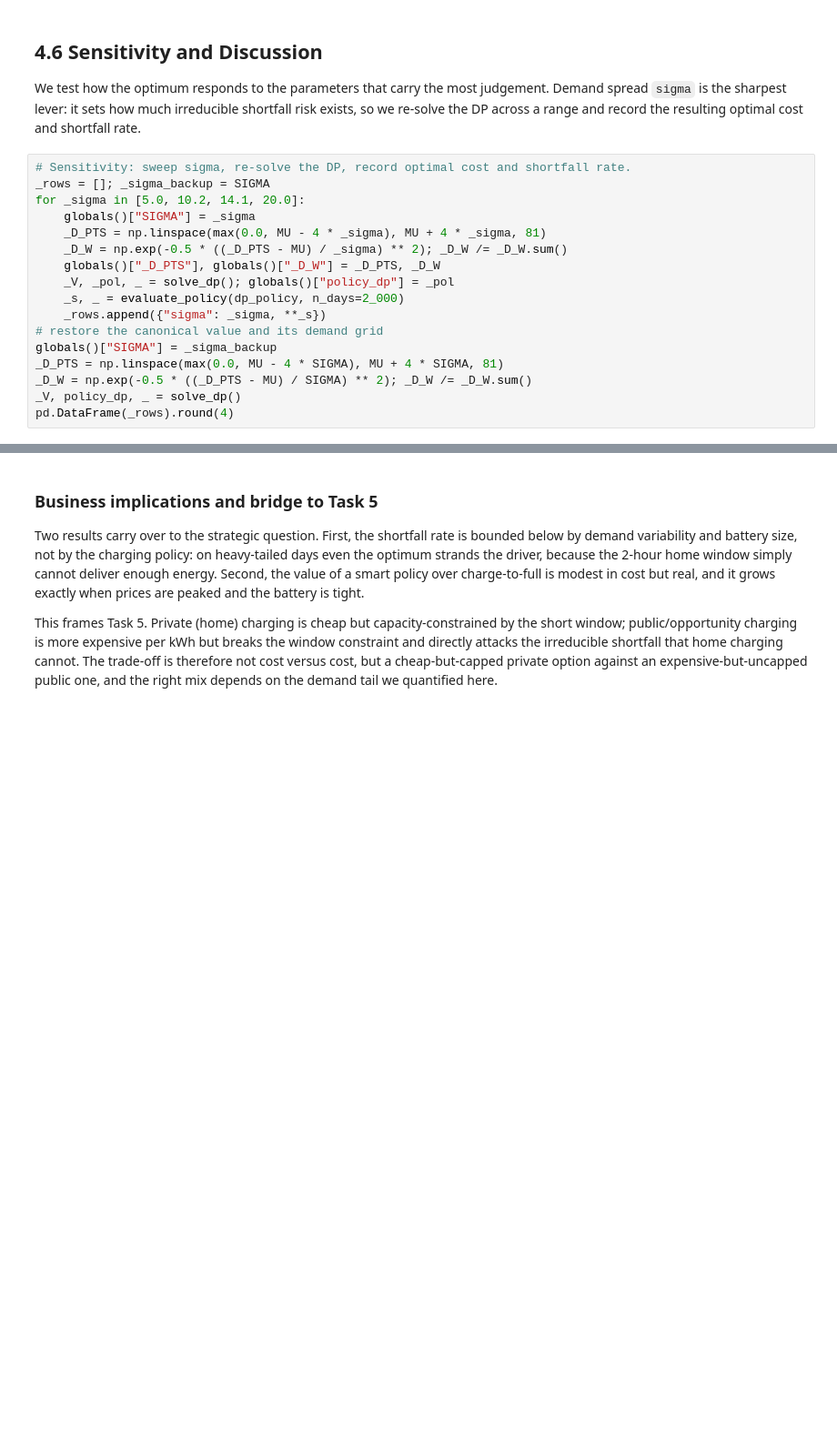
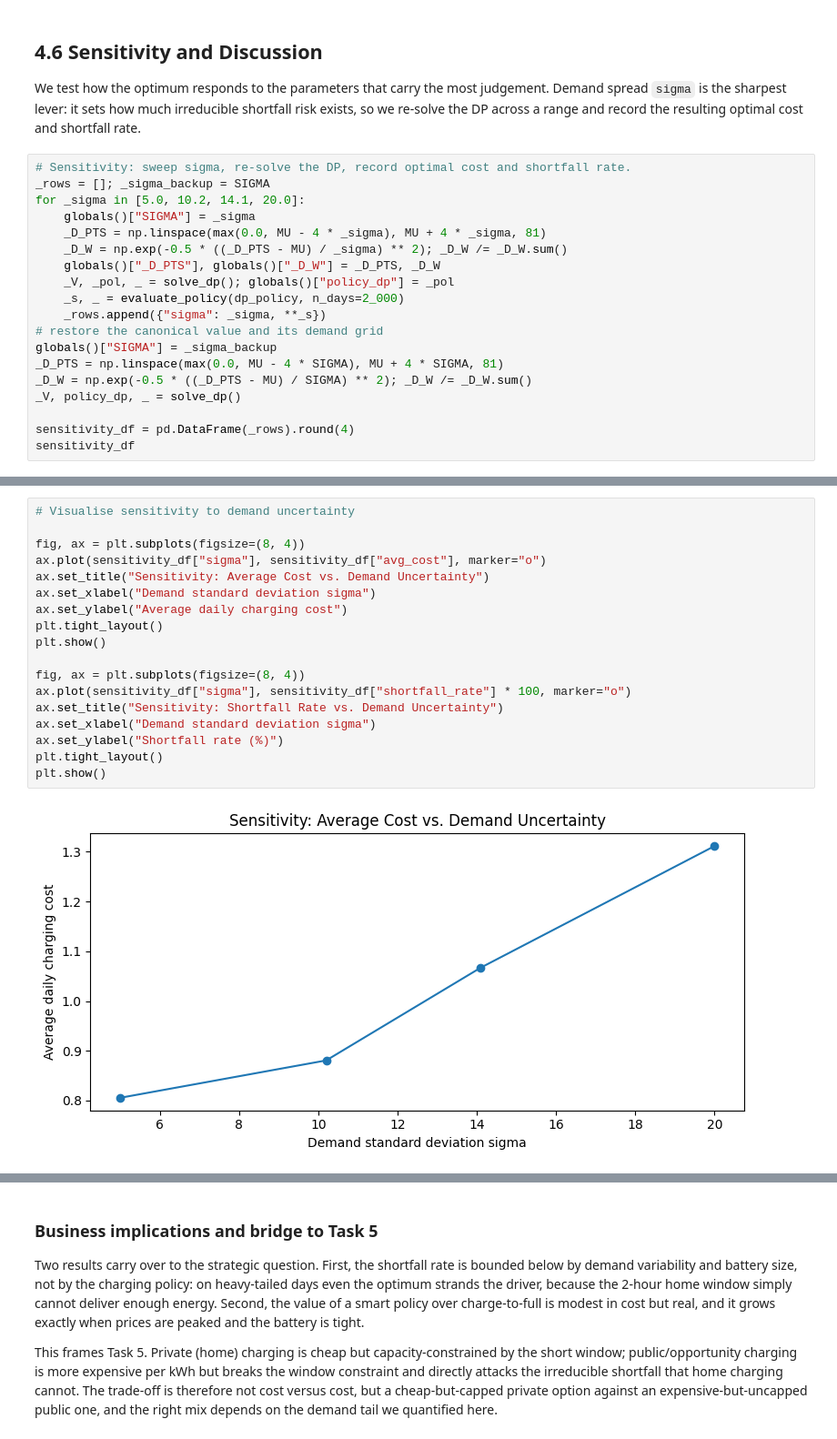
Before and after one commit to mariusmeurer/AAA-assignment, a Jupyter notebook: personal_marius/task4_reworked2.ipynb, the cells around one changed output, grey strips where cells are left out. Shown at 91% size. Drawn from its saved outputs; the diff is of its cells as text; blank space fills up the shorter version.

```diff
--- a/personal_marius/task4_reworked2.ipynb
+++ b/personal_marius/task4_reworked2.ipynb
@@ -633,4 +787,6 @@ globals()["SIGMA"] = _sigma_backup
 _D_PTS = np.linspace(max(0.0, MU - 4 * SIGMA), MU + 4 * SIGMA, 81)
 _D_W = np.exp(-0.5 * ((_D_PTS - MU) / SIGMA) ** 2); _D_W /= _D_W.sum()
 _V, policy_dp, _ = solve_dp()
-pd.DataFrame(_rows).round(4)
+
+sensitivity_df = pd.DataFrame(_rows).round(4)
+sensitivity_df
@@ -636,0 +799,20 @@ pd.DataFrame(_rows).round(4)
+# %%
+# Visualise sensitivity to demand uncertainty
+
+fig, ax = plt.subplots(figsize=(8, 4))
+ax.plot(sensitivity_df["sigma"], sensitivity_df["avg_cost"], marker="o")
+ax.set_title("Sensitivity: Average Cost vs. Demand Uncertainty")
+ax.set_xlabel("Demand standard deviation sigma")
+ax.set_ylabel("Average daily charging cost")
+plt.tight_layout()
+plt.show()
+
+fig, ax = plt.subplots(figsize=(8, 4))
+ax.plot(sensitivity_df["sigma"], sensitivity_df["shortfall_rate"] * 100, marker="o")
+ax.set_title("Sensitivity: Shortfall Rate vs. Demand Uncertainty")
+ax.set_xlabel("Demand standard deviation sigma")
+ax.set_ylabel("Shortfall rate (%)")
+plt.tight_layout()
+plt.show()
+# %% [output]
+[figure, added]
```
Also changed, not shown: parts of 20 cells of this notebook.
